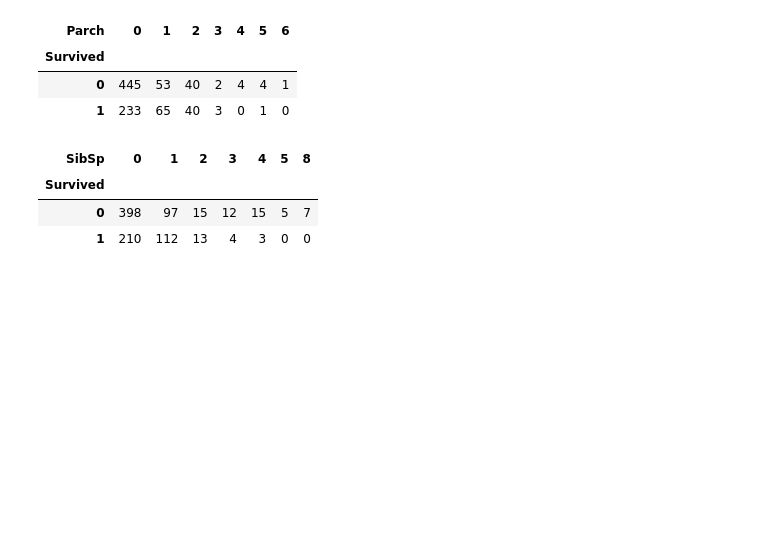
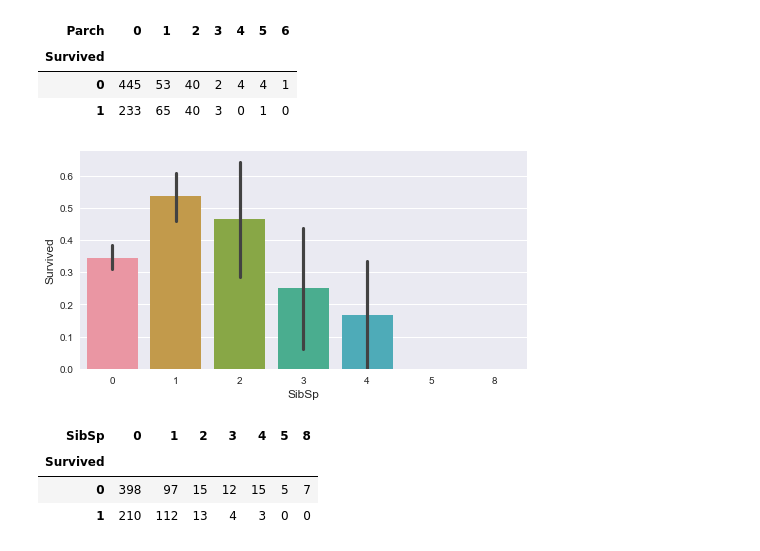
Before and after one commit to Speedml/notebooks, a Jupyter notebook: titanic/titanic-eda-using-speedml-package.ipynb, the cells around one changed output. Cells and saved outputs as stored; diff of their text form; code cells hidden in the pictures; blank space fills up the shorter version.

```diff
--- a/titanic/titanic-eda-using-speedml-package.ipynb
+++ b/titanic/titanic-eda-using-speedml-package.ipynb
@@ -145,6 +154,10 @@ sml.plot.crosstab('Survived', 'Parch')
 | Survived |  |  |  |  |  |  |  |
 | 0 | 445 | 53 | 40 | 2 | 4 | 4 | 1 |
 | 1 | 233 | 65 | 40 | 3 | 0 | 1 | 0 |
+# %%
+sml.plot.bar('SibSp', 'Survived')
+# %% [output]
+[figure, added]
 # %%
 sml.plot.crosstab('Survived', 'SibSp')
 # %% [output]
```
Also changed, not shown: parts of 16 cells of this notebook, 10 other files.
